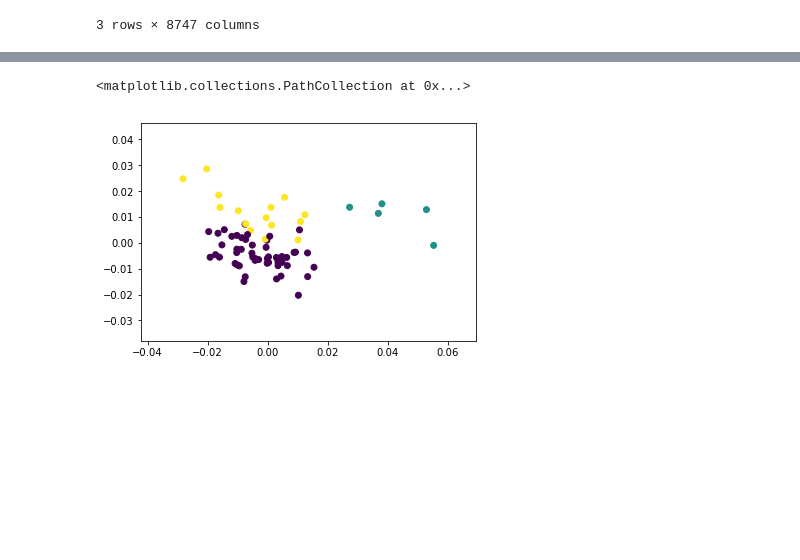
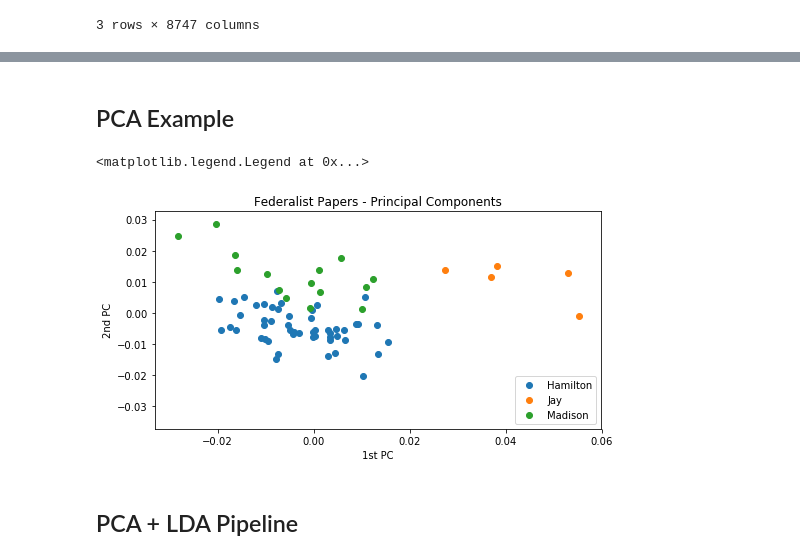
Before and after one commit to sdsawtelle/yale-som-python-workshop, a Jupyter notebook: notebooks/Federalist_Papers_Data_Project.ipynb, the cells around one changed output, grey strips where cells are left out. Saved outputs shown, nothing was run; the diff lists cells and outputs as text; code cells hidden in the pictures; blank space fills up the shorter version.

Commit message:
cleaned up federalist paper notebook, copied matplotlib notes from previous work into te scipy notebook.

```diff
--- a/notebooks/Federalist_Papers_Data_Project.ipynb
+++ b/notebooks/Federalist_Papers_Data_Project.ipynb
@@ -171,2 +178,4 @@ mixedauthor_docs = authors == "Hamilton and Madison"
+# %% [markdown]
+## PCA Example
 # %%
 # PCA can be used for unsupervised dimensionality reduction on unlabeled data
@@ -180,7 +189,18 @@ x_pca = pca.fit_transform(x.loc[singleauthor_docs, :].values) # Note, sklearn PC
+# %%
+# Get the results as a dataframe for plotting
+pca_results = pd.DataFrame(x_pca, columns=["pc1", "pc2"])
+pca_results["author"] = authors[singleauthor_docs].values
 # %%
 # Plot the data points in the principal components basis, colored by author
-fig, ax = plt.subplots()
-ax.scatter(x_pca[:, 0], x_pca[:, 1], c=pd.Categorical(authors[singleauthor_docs]).codes)
+fig, ax = plt.subplots(figsize=[8, 4])
+for author, grp in pca_results.groupby(["author"]):
+    ax.scatter(grp["pc1"], grp["pc2"], label=author)
+ax.set_title("Federalist Papers - Principal Components")
+ax.set_xlabel("1st PC")
+ax.set_ylabel("2nd PC")
+ax.legend(loc="lower right")
 # %% [output]
-<matplotlib.collections.PathCollection at 0x...>
+<matplotlib.legend.Legend at 0x...>
-[figure, old version]
+[figure, new version]
+# %% [markdown]
+## PCA + LDA Pipeline
```
Also changed, not shown: parts of 23 cells of this notebook, 1 other file.
